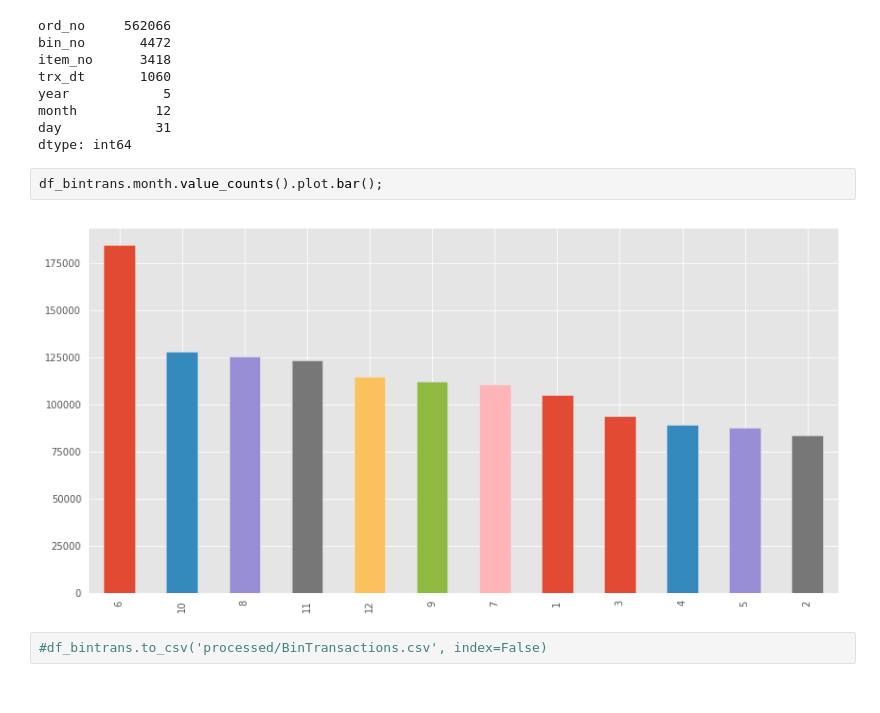
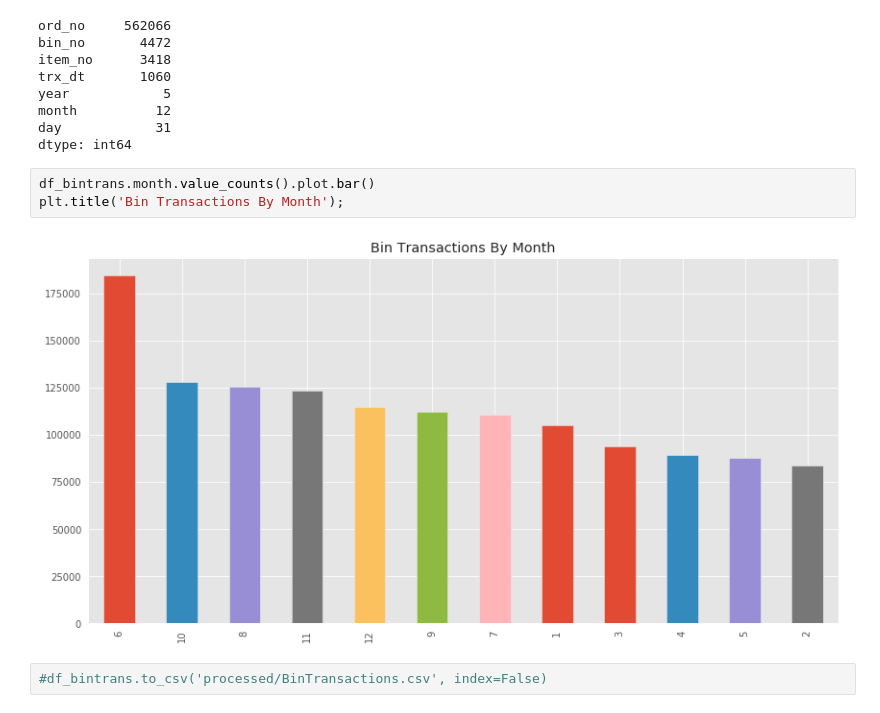
Before and after one commit to upandacross/Second-Harvest-Data-Dive-2019, a Jupyter notebook: Preliminary Data Exploration.ipynb, the cells around one changed output. Drawn from its saved outputs; the diff is of its cells as text.

```diff
--- a/Preliminary Data Exploration.ipynb
+++ b/Preliminary Data Exploration.ipynb
@@ -414,9 +414,10 @@ month          12
 day            31
 dtype: int64
 # %%
-df_bintrans.month.value_counts().plot.bar();
+df_bintrans.month.value_counts().plot.bar()
+plt.title('Bin Transactions By Month');
 # %% [output]
-[figure, old version]
+[figure, new version]
 # %%
 #df_bintrans.to_csv('processed/BinTransactions.csv', index=False)
 # %%
```
Also changed, not shown: parts of 2 cells of this notebook.
